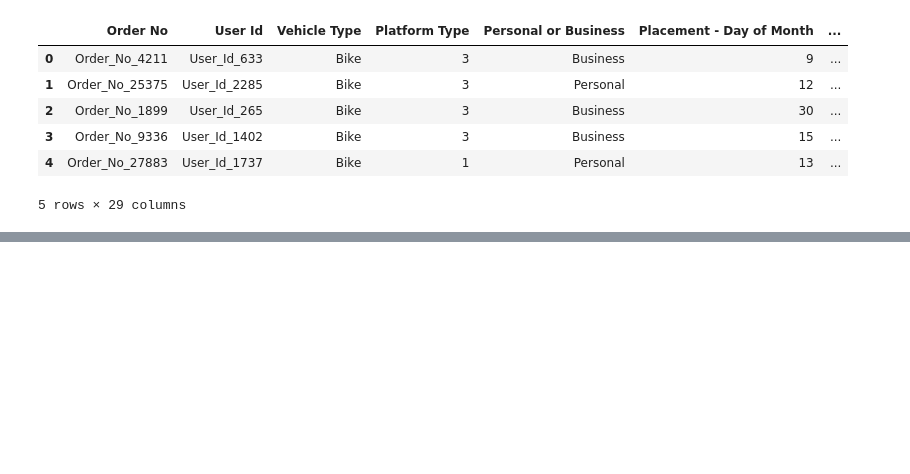
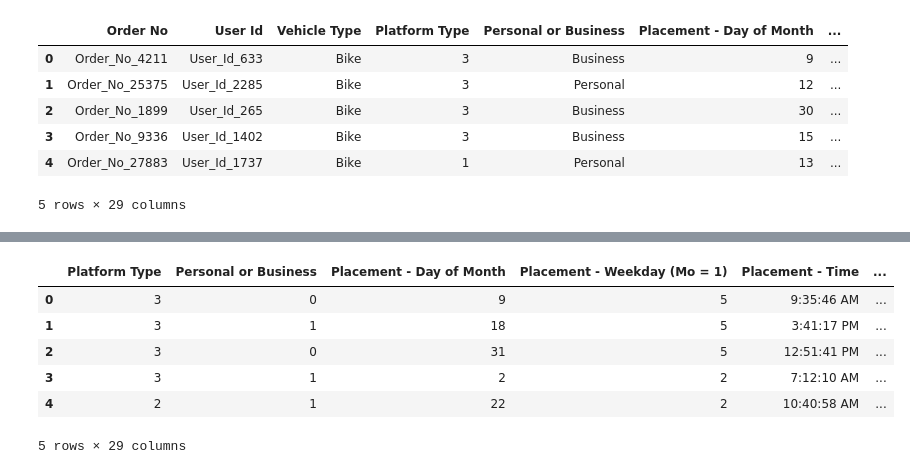
Before and after one commit to Valaska/Team_3_JHB, a Jupyter notebook: Regression+model (1).ipynb, the cells around one changed output, grey strips where cells are left out. Cells and saved outputs as stored; diff of their text form; code cells hidden in the pictures; blank space fills up the shorter version.

```diff
--- a/Regression+model (1).ipynb
+++ b/Regression+model (1).ipynb
@@ -62,0 +88,10 @@ NameError: name 'new_train_data' is not defined
+# %%
+Time_data = list(dataset['Pickup - Time'])
+new_dates = []
+
+for i in range(len(Time_data)):
+    a = Time_data[i][-2:]
+    new_dates.append(a)
+
+
+dataset['Pickup - Time'] = new_dates
@@ -63,3 +107,13 @@ NameError: name 'new_train_data' is not defined
+# %%
+dataset.head()
+# %% [output]
+|  | Platform Type | Personal or Business | Placement - Day of Month | Placement - Weekday (Mo = 1) | Placement - Time | ... |
+| 0 | 3 | 0 | 9 | 5 | 9:35:46 AM | ... |
+| 1 | 3 | 1 | 18 | 5 | 3:41:17 PM | ... |
+| 2 | 3 | 0 | 31 | 5 | 12:51:41 PM | ... |
+| 3 | 3 | 1 | 2 | 2 | 7:12:10 AM | ... |
+| 4 | 2 | 1 | 22 | 2 | 10:40:58 AM | ... |
+5 rows × 29 columns
 # %%
 #Average of Temperature
 from sklearn.impute import SimpleImputer
```
Also changed, not shown: parts of 15 cells of this notebook.
